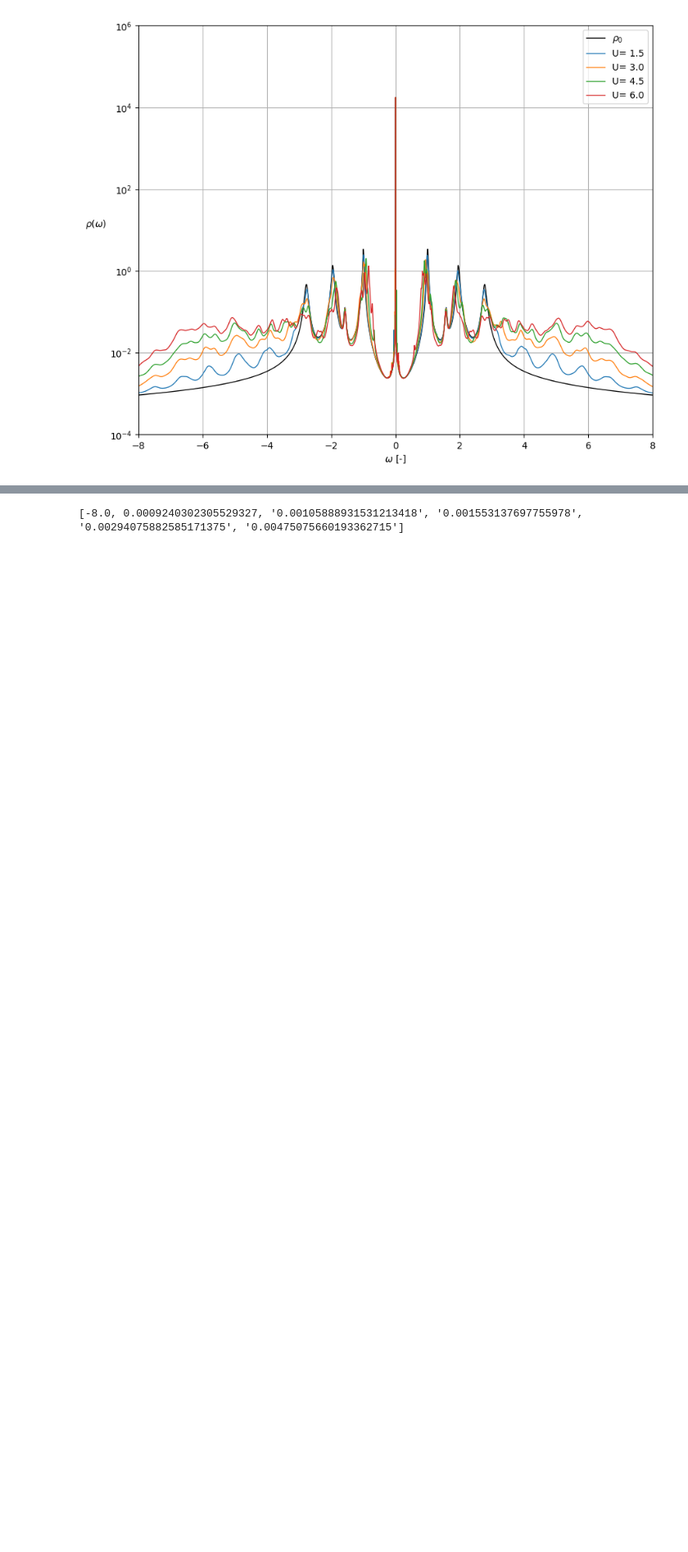
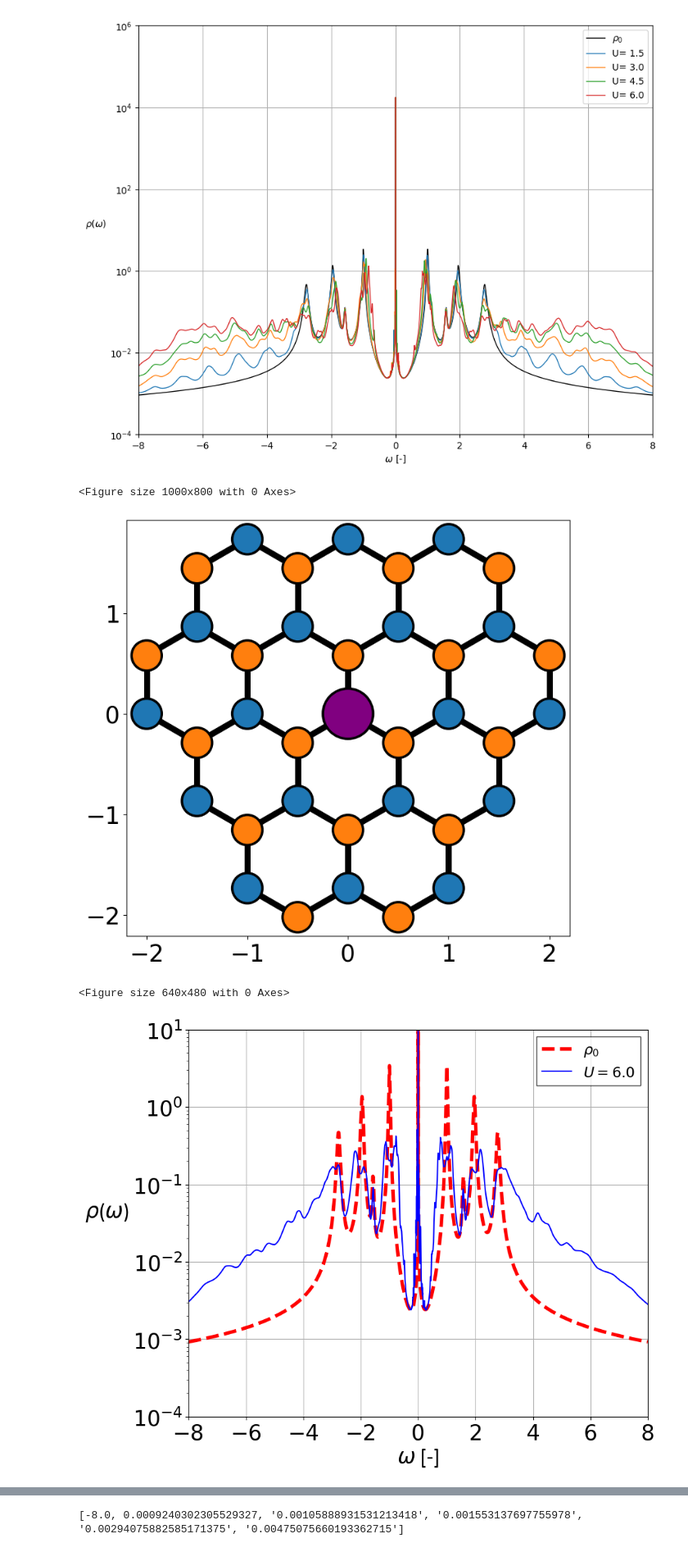
Before and after one commit to Paragon1997/Repository2023, a Jupyter notebook: DEDseriesGrapheneUv3m2.ipynb, the cells around one changed output, grey strips where cells are left out. Shown at 82% size. Saved outputs shown, nothing was run; the diff lists cells and outputs as text; code cells hidden in the pictures; blank space fills up the shorter version.

Commit message:
Graph update

```diff
--- a/DEDseriesGrapheneUv3m2.ipynb
+++ b/DEDseriesGrapheneUv3m2.ipynb
@@ -246,3 +246,36 @@ plt.legend()
 # %% [output]
 <matplotlib.legend.Legend at 0x...>
 [figure]
+# %%
+import DEDlib
+
+input=[[{"N" : 2000, "poles" : 4, "U" : 1.5, "Sigma" : 0.75, "Ed" : -1.5/2, "ctype" : 'n', "bound" : 8, "eigsel" : False},
+            {"N" : 2000, "poles" : 4, "U" : 3.0, "Sigma" : 1.5, "Ed" : -3/2, "ctype" : 'n', "bound" : 8, "eigsel" : False},
+            {"N" : 2000, "poles" : 4, "U" : 4.5, "Sigma" : 2.25, "Ed" : -4.5/2, "ctype" : 'n', "bound" : 8, "eigsel" : False},
+            {"N" : 2000, "poles" : 4, "U" : 6.0, "Sigma" : 3.0, "Ed" : -6/2, "ctype" : 'n', "bound" : 8, "eigsel" : False}],
+            [{"N" : 2000, "poles" : 4, "U" : 1.5, "Sigma" : 0.75, "Ed" : -1.5/2, "ctype" : 'n', "bound" : 8, "eigsel" : True},
+            {"N" : 2000, "poles" : 4, "U" : 3.0, "Sigma" : 1.5, "Ed" : -3/2, "ctype" : 'n', "bound" : 8, "eigsel" : True},
+            {"N" : 2000, "poles" : 4, "U" : 4.5, "Sigma" : 2.25, "Ed" : -4.5/2, "ctype" : 'n', "bound" : 8, "eigsel" : True},
+            {"N" : 2000, "poles" : 4, "U" : 6.0, "Sigma" : 3.0, "Ed" : -6/2, "ctype" : 'n', "bound" : 8, "eigsel" : True}]]
+#'AS'
+l=0
+inp=input[l]
+radius,colorbnd,ip,nd,selecm=[1.5,2.3,3.1,4.042,5.1],[7,19,37,61,91],[3,9,18,30,45],np.zeros((5,4),dtype = 'float'),['','eigval']
+j=1
+r=radius[j]
+filenames,labelnames=['GrapheneCirc'+str(r)+'r1_5U','GrapheneCirc'+str(r)+'r3U','GrapheneCirc'+str(r)+'r4_5U','GrapheneCirc'+str(r)+'r6U'],['$\it{U=1.5}$','$\it{U=3.0}$','$\it{U=4.5}$','$\it{U=6.0}$']
+DOST=np.zeros((len(filenames),4001),dtype = 'float')
+psi,SPG,eig,SPrho0=DEDlib.GrapheneAnalyzer(ip[j],DEDlib.Graphenecirclestruct(r,1),colorbnd[j],'GrapheneCirc'+str(r)+'r')
+i=3
+file=filenames[i]
+if j==1:
+    inp[i]['Ed']='AS'
+else: inp[i]['Ed']=-inp[i]['U']/2
+nd[j,i], AvgSigmadat, DOST[i], nonintrho, omega, selectpT, selectpcT=DEDlib.Graphene_main(psi,SPG,eig,SPrho0,**inp[i])
+DEDlib.DOSplot(DOST[i], nonintrho, omega,file+selecm[l],labelnames[i],log=True)
+DEDlib.textfileW(omega,np.ravel(selectpT),np.ravel(selectpcT),DOST[i],file+selecm[l])
+# %% [output]
+<Figure size 1000x800 with 0 Axes>
+[figure, added]
+<Figure size 640x480 with 0 Axes>
+[figure, added]
```
Also changed, not shown: parts of 3 cells of this notebook, 3 other files.
